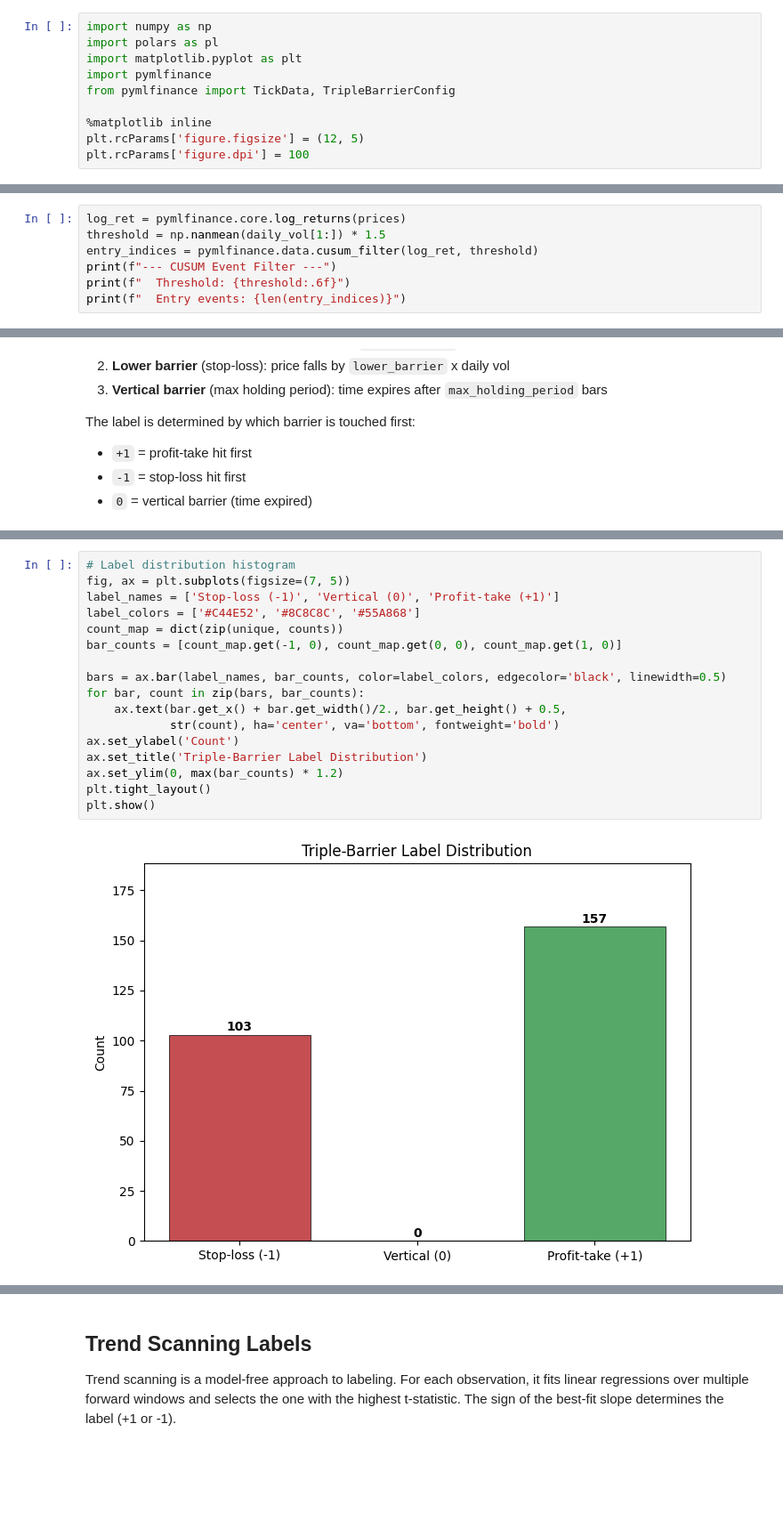
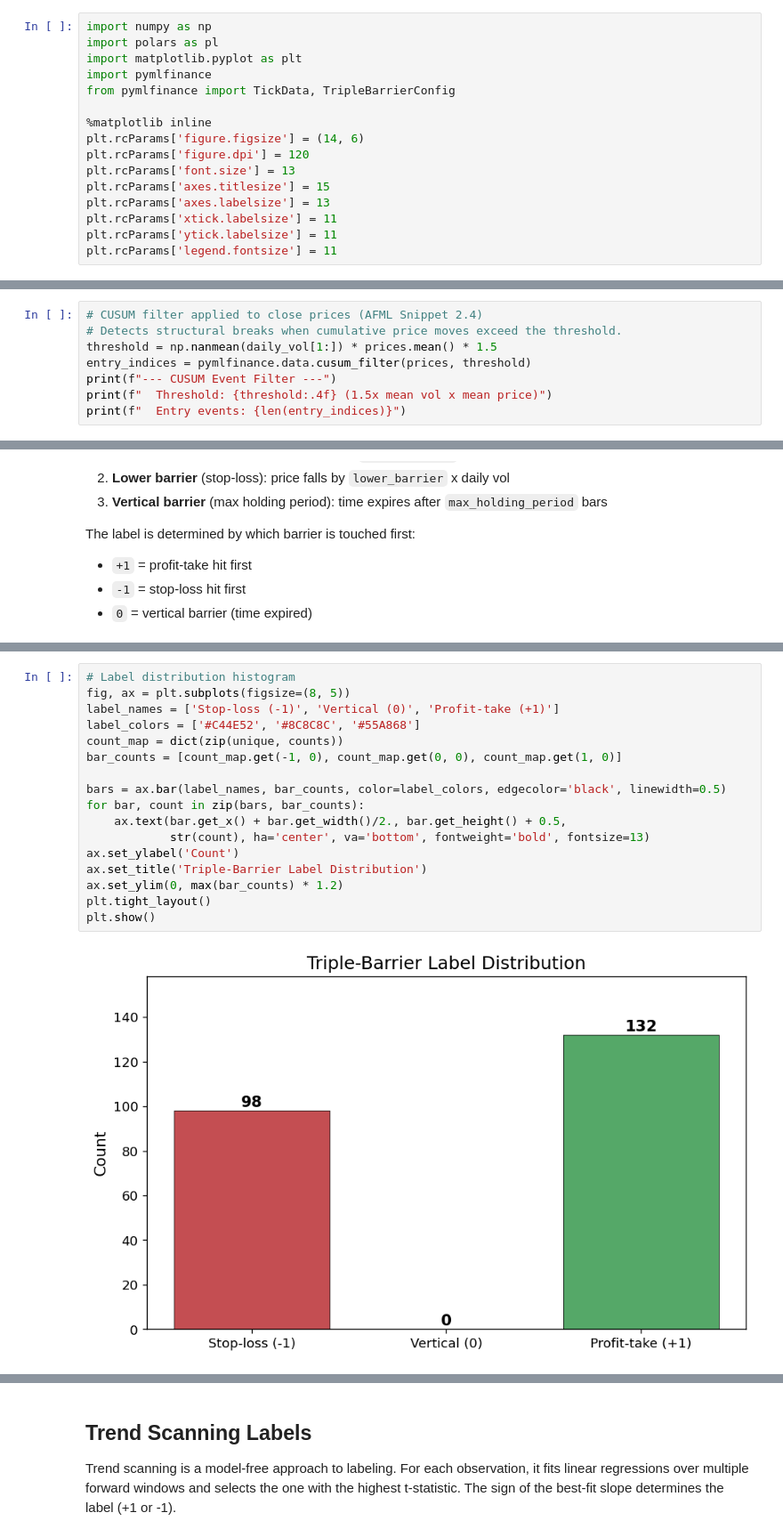
Before and after one commit to sipemu/mlfinance, a Jupyter notebook: crates/pymlfinance/examples/notebooks/ch03_labeling.ipynb, the cells around one changed output, grey strips where cells are left out. Shown at 89% size. Saved outputs shown, nothing was run; the diff lists cells and outputs as text; blank space fills up the shorter version.

```diff
--- a/crates/pymlfinance/examples/notebooks/ch03_labeling.ipynb
+++ b/crates/pymlfinance/examples/notebooks/ch03_labeling.ipynb
@@ -24,8 +24,14 @@ import pymlfinance
 from pymlfinance import TickData, TripleBarrierConfig
 
 %matplotlib inline
-plt.rcParams['figure.figsize'] = (12, 5)
-plt.rcParams['figure.dpi'] = 100
+plt.rcParams['figure.figsize'] = (14, 6)
+plt.rcParams['figure.dpi'] = 120
+plt.rcParams['font.size'] = 13
+plt.rcParams['axes.titlesize'] = 15
+plt.rcParams['axes.labelsize'] = 13
+plt.rcParams['xtick.labelsize'] = 11
+plt.rcParams['ytick.labelsize'] = 11
+plt.rcParams['legend.fontsize'] = 11
 # %% [markdown]
 ## Generate Synthetic Price Series
 
@@ -82,11 +88,12 @@ The CUSUM filter identifies structural breaks in the return series. These are us
 candidate entry points for the triple-barrier method. Only significant price moves
 trigger events, filtering out noise.
 # %%
-log_ret = pymlfinance.core.log_returns(prices)
-threshold = np.nanmean(daily_vol[1:]) * 1.5
-entry_indices = pymlfinance.data.cusum_filter(log_ret, threshold)
+# CUSUM filter applied to close prices (AFML Snippet 2.4)
+# Detects structural breaks when cumulative price moves exceed the threshold.
+threshold = np.nanmean(daily_vol[1:]) * prices.mean() * 1.5
+entry_indices = pymlfinance.data.cusum_filter(prices, threshold)
 print(f"--- CUSUM Event Filter ---")
-print(f"  Threshold: {threshold:.6f}")
+print(f"  Threshold: {threshold:.4f} (1.5x mean vol x mean price)")
 print(f"  Entry events: {len(entry_indices)}")
 # %% [output]
 --- CUSUM Event Filter ---
@@ -130,22 +137,22 @@ if events:
   First event: entry=7, exit=11, type=lower, ret=-0.0082
 # %%
 # Label distribution histogram
-fig, ax = plt.subplots(figsize=(7, 5))
+fig, ax = plt.subplots(figsize=(8, 5))
 label_names = ['Stop-loss (-1)', 'Vertical (0)', 'Profit-take (+1)']
 label_colors = ['#C44E52', '#8C8C8C', '#55A868']
 count_map = dict(zip(unique, counts))
 bar_counts = [count_map.get(-1, 0), count_map.get(0, 0), count_map.get(1, 0)]
 
 bars = ax.bar(label_names, bar_counts, color=label_colors, edgecolor='black', linewidth=0.5)
 for bar, count in zip(bars, bar_counts):
     ax.text(bar.get_x() + bar.get_width()/2., bar.get_height() + 0.5,
-            str(count), ha='center', va='bottom', fontweight='bold')
+            str(count), ha='center', va='bottom', fontweight='bold', fontsize=13)
 ax.set_ylabel('Count')
 ax.set_title('Triple-Barrier Label Distribution')
 ax.set_ylim(0, max(bar_counts) * 1.2)
 plt.tight_layout()
 plt.show()
 # %% [output]
-[figure, old version]
+[figure, new version]
 # %%
 # Price plot with triple-barrier entry/exit markers
```
Also changed, not shown: parts of 5 cells of this notebook.
